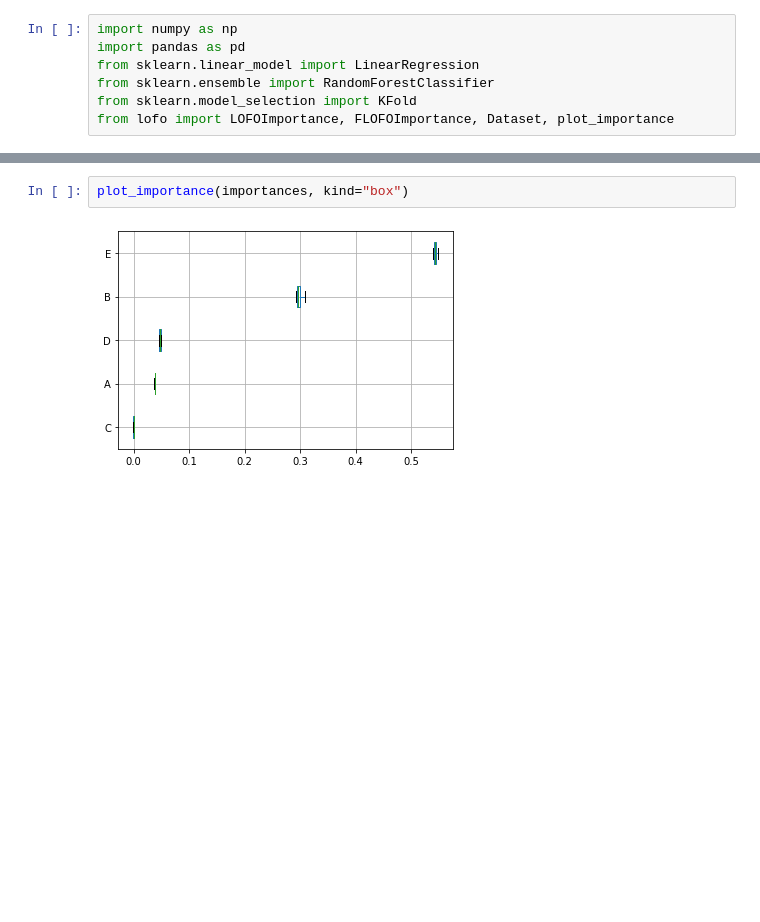
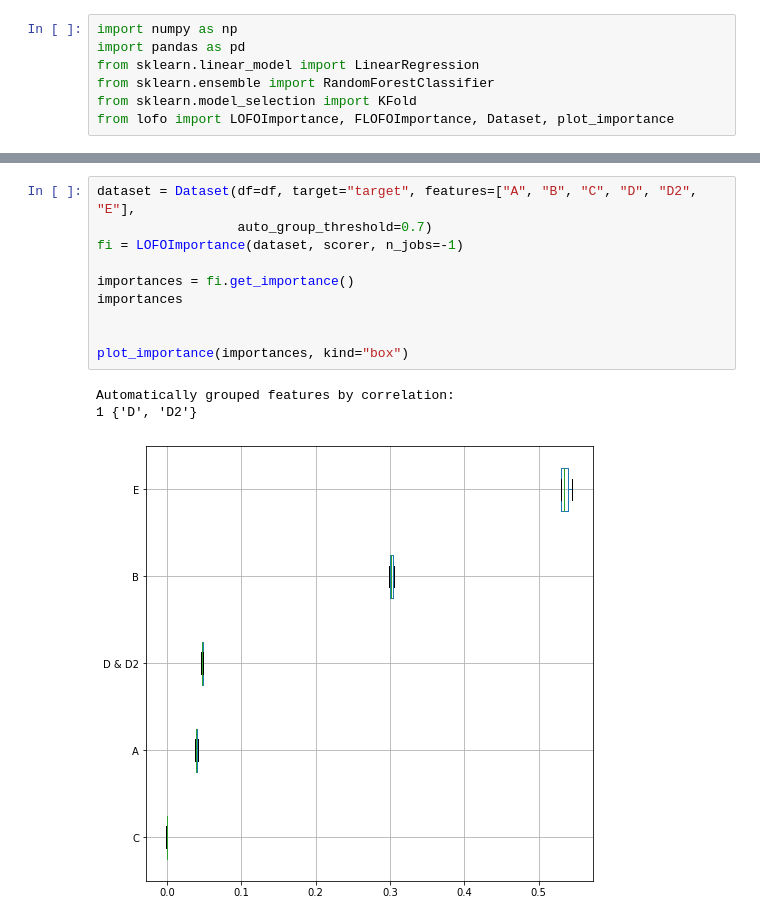
Before and after one commit to aerdem4/lofo-importance, a Jupyter notebook: LOFOImportance Example.ipynb, the cells around one changed output, grey strips where cells are left out. Drawn from its saved outputs; the diff is of its cells as text; blank space fills up the shorter version.

Commit message:
Group highly correlated features together (optional) (#38)
Group highly correlated features together (optional)

```diff
--- a/LOFOImportance Example.ipynb
+++ b/LOFOImportance Example.ipynb
@@ -97,7 +97,17 @@ plot_importance(importances)
-# %%
-plot_importance(importances, kind="box")
-# %% [output]
-[figure, removed]
+# %%
+dataset = Dataset(df=df, target="target", features=["A", "B", "C", "D", "D2", "E"],
+                  auto_group_threshold=0.7)
+fi = LOFOImportance(dataset, scorer, n_jobs=-1)
+
+importances = fi.get_importance()
+importances
+
+
+plot_importance(importances, kind="box")
+# %% [output]
+Automatically grouped features by correlation:
+1 {'D', 'D2'}
+[figure, added]
 # %%
 from sklearn.feature_extraction.text import CountVectorizer
 from lightgbm import LGBMClassifier
```
Also changed, not shown: parts of 8 cells of this notebook, 7 other files.
